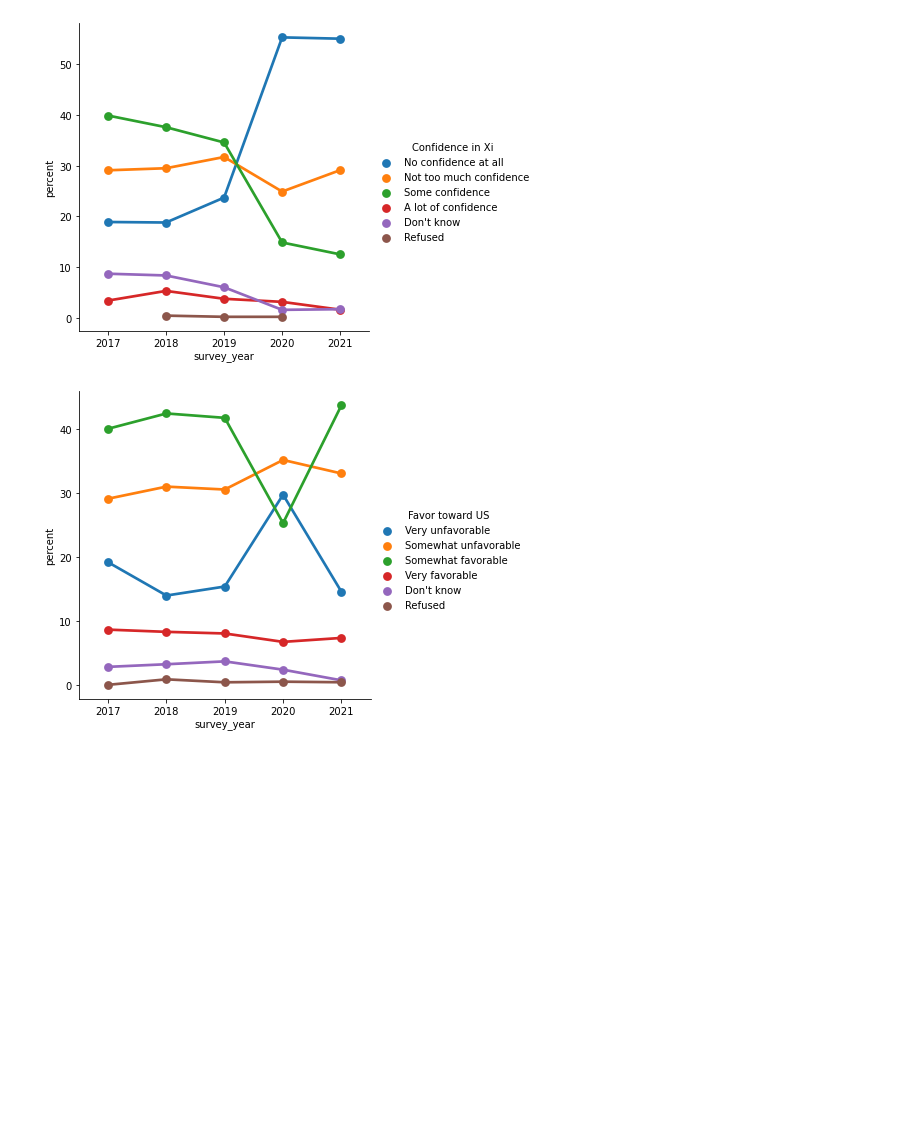
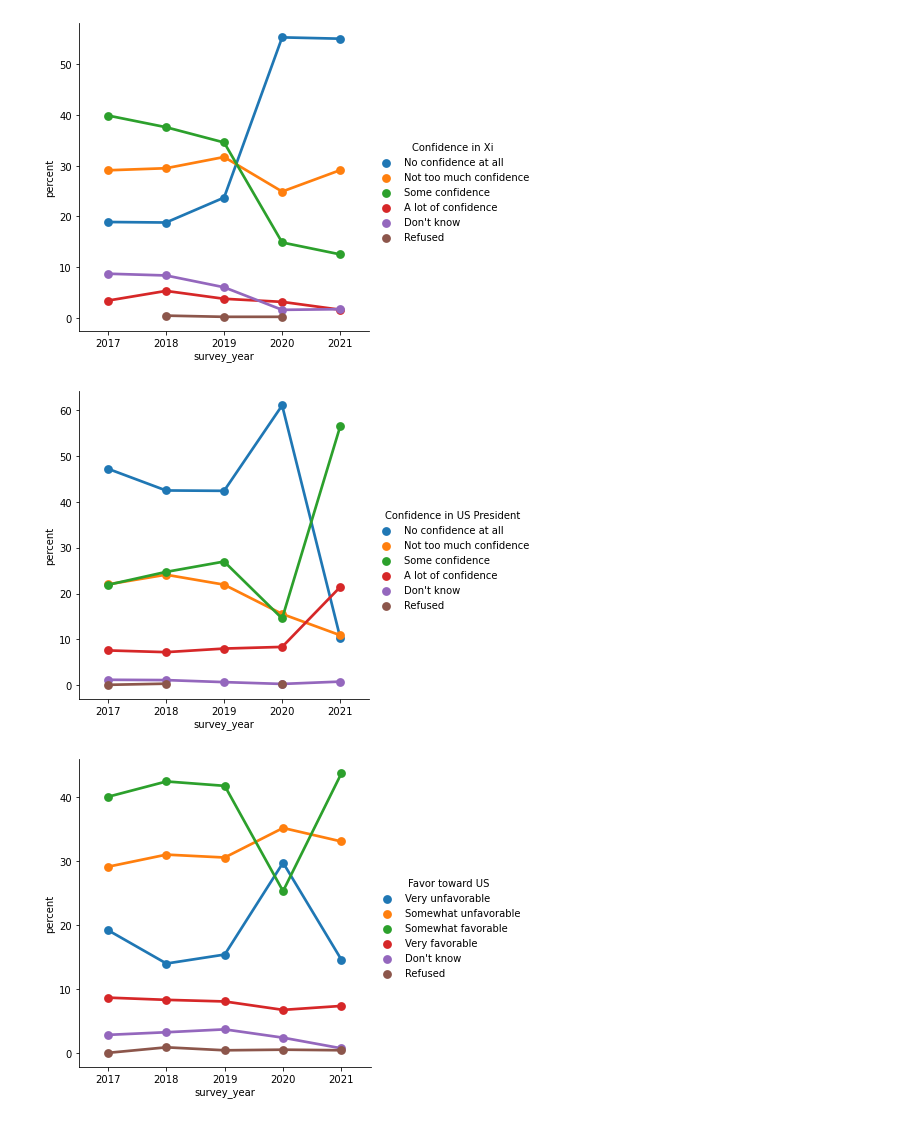
Before and after one commit to LAS-NCSU/bridash, a Jupyter notebook: data_processing/pew/summary_stats_pew.ipynb, the cells around one changed output. Saved outputs shown, nothing was run; the diff lists cells and outputs as text; code cells hidden in the pictures; blank space fills up the shorter version.

```diff
--- a/data_processing/pew/summary_stats_pew.ipynb
+++ b/data_processing/pew/summary_stats_pew.ipynb
@@ -264,8 +264,9 @@ def compare_over_time_chart(df, group_by_var_1, final_var, kind_p):
     col = list(df.filter(regex=group_by_var_1, axis=1).columns)
     if len(col[0]) > len(col[1]):
         col = col[::-1]
+    df_dict = df.loc[pd.notna(df[col[0]]) & pd.notna(df[col[1]])]
 
-    dict_var = dict(zip(df[col[0]], df[col[1]]))
+    dict_var = dict(zip(df_dict[col[0]], df_dict[col[1]]))
 
     var_1[group_by_var_1].replace(dict_var, inplace=True)
     var_1.rename(columns={group_by_var_1:final_var}, inplace=True)
@@ -275,6 +276,10 @@ def compare_over_time_chart(df, group_by_var_1, final_var, kind_p):
 compare_over_time_chart(df, 'confid_xi', 'Confidence in Xi', "point")
 # %% [output]
 [figure]
+# %%
+compare_over_time_chart(df, 'confid_uspres', 'Confidence in US President', "point")
+# %% [output]
+[figure, added]
 # %%
 compare_over_time_chart(df, 'fav_us', 'Favor toward US', "point")
 # %% [output]
```
Also changed, not shown: parts of 2 cells of this notebook, 2 other files.
